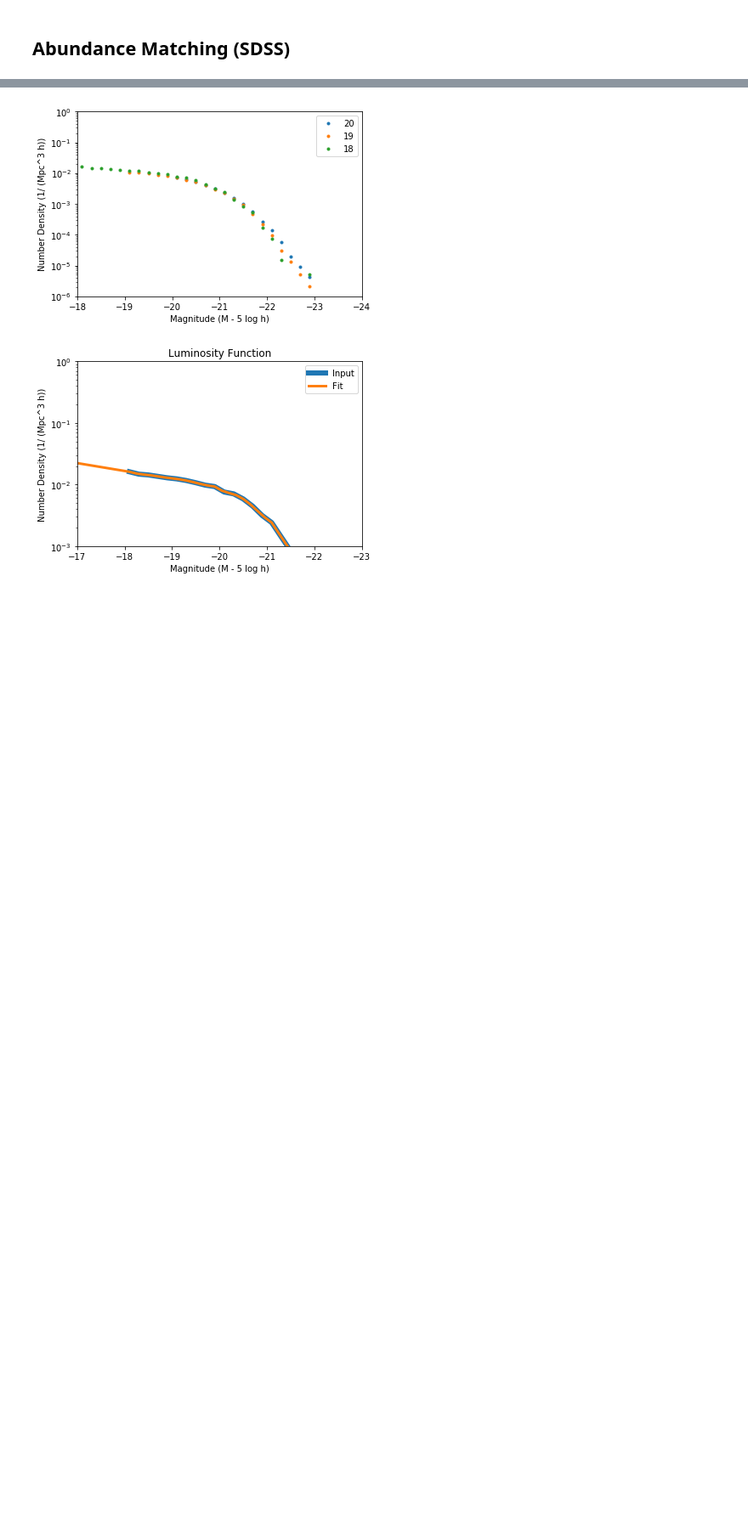
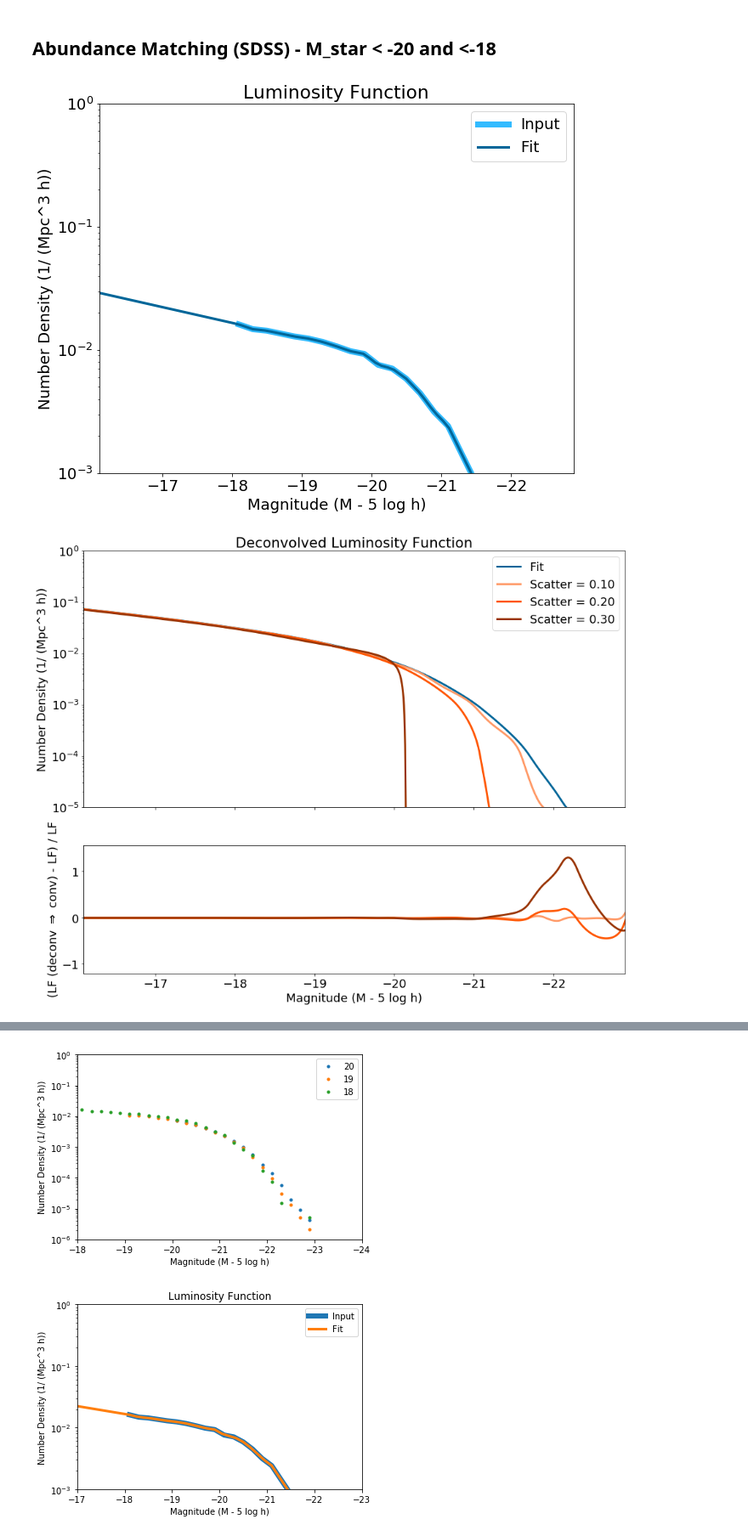
Before and after one commit to swagnercarena/am_abundance_matching, a Jupyter notebook: test_notebook.ipynb, the cells around one changed output, grey strips where cells are left out. Shown at 85% size. Saved outputs shown, nothing was run; the diff lists cells and outputs as text; code cells hidden in the pictures; blank space fills up the shorter version.

```diff
--- a/test_notebook.ipynb
+++ b/test_notebook.ipynb
@@ -9,5 +15,5 @@ from am_abundance_matching.galaxy_statistics import generate_wp
 # %% [markdown]
-## Abundance Matching (SDSS)
+## Abundance Matching (SDSS) - M_star < -20 and <-18
 # %%
 data_path = '/u/ki/rmredd/data/'
 # Luminosity function
@@ -24,8 +30,49 @@ for wp_tup in wp_20_cov_temp:
     wp_20_cov[int(wp_tup[0])-1,int(wp_tup[1])-1] = wp_tup[2]
     wp_20_cov[int(wp_tup[1])-1,int(wp_tup[0])-1] = wp_tup[2]
 
+wp_18 = np.loadtxt(wp_path + 'wp_18.dat')
+wp_18_cov_temp = np.loadtxt(wp_path + 'wp_covar_18.dat')
+wp_18_cov = np.zeros((len(wp_18),len(wp_18)))
+for wp_tup in wp_18_cov_temp:
+    wp_18_cov[int(wp_tup[0])-1,int(wp_tup[1])-1] = wp_tup[2]
+    wp_18_cov[int(wp_tup[1])-1,int(wp_tup[0])-1] = wp_tup[2]
+
+wp_21 = np.loadtxt(wp_path + 'wp_21.dat')
+wp_21_cov_temp = np.loadtxt(wp_path + 'wp_covar_21.dat')
+wp_21_cov = np.zeros((len(wp_21),len(wp_21)))
+for wp_tup in wp_21_cov_temp:
+    wp_21_cov[int(wp_tup[0])-1,int(wp_tup[1])-1] = wp_tup[2]
+    wp_21_cov[int(wp_tup[1])-1,int(wp_tup[0])-1] = wp_tup[2]
+
 r_cutoff = 15
+
+wp_20_cov=wp_20_cov[wp_20[:,0]<r_cutoff,:]
+wp_20_cov=wp_20_cov[:,wp_20[:,0]<r_cutoff]
+wp_20_var = np.diag(wp_20_cov)
+wp_20 = wp_20[wp_20[:,0]<r_cutoff]
+
+wp_18_cov=wp_18_cov[wp_18[:,0]<r_cutoff,:]
+wp_18_cov=wp_18_cov[:,wp_18[:,0]<r_cutoff]
+wp_18_var = np.diag(wp_18_cov)
+wp_18 = wp_18[wp_18[:,0]<r_cutoff]
+
+wp_21_cov=wp_21_cov[wp_21[:,0]<r_cutoff,:]
+wp_21_cov=wp_21_cov[:,wp_21[:,0]<r_cutoff]
+wp_21_var = np.diag(wp_21_cov)
+wp_21 = wp_21[wp_21[:,0]<r_cutoff]
+
+box_size = 125
+pimax = 40.0
+scatters = [0.1,0.2,0.3]
+deconv_repeat = 200
+mag_cuts=[-21.0,-20.0,-18.0]
 
 # Halos from n body sim
 halo_path = '/nfs/slac/g/ki/ki21/cosmo/yymao/sham_test/resolution-test/c125-1024/'
 halos = np.load(halo_path + 'hlist_1.00000.npy')
+# %%
+wp_binneds = generate_wp(lf_18,halos,'vpeak',wp_20[:,0],box_size,mag_cuts=mag_cuts,pimax=pimax,scatters=scatters,
+                    deconv_repeat=deconv_repeat,verbose=True)
+# %% [output]
+[figure, added]
+[figure, added]
```
Also changed, not shown: parts of 3 cells of this notebook, 1 other file.
